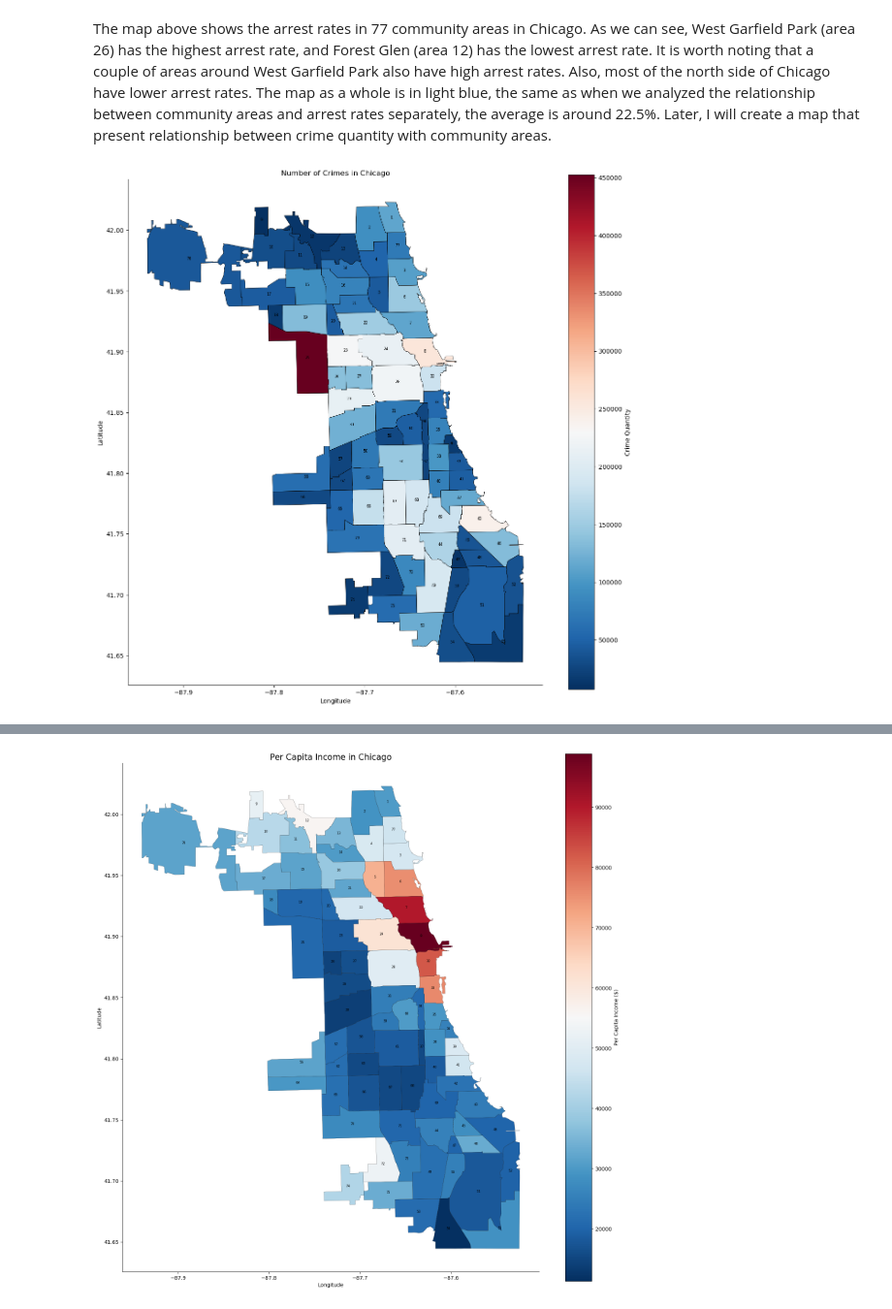
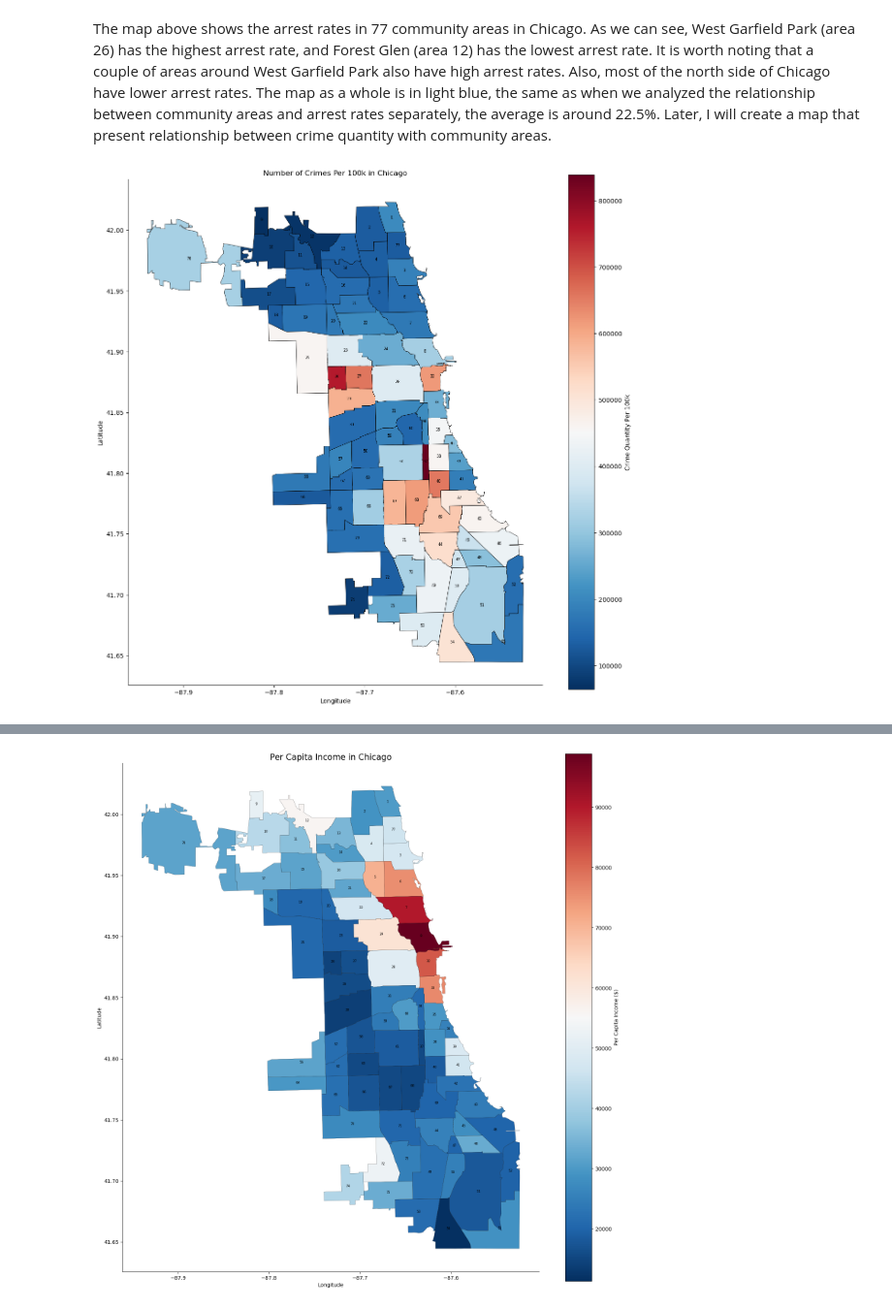
Before and after one commit to XingyuWang06/ECO225Project, a Jupyter notebook: Project3.ipynb, the cells around one changed output, grey strips where cells are left out. Shown at 97% size. Cells and saved outputs as stored; diff of their text form; code cells hidden in the pictures.

```diff
--- a/Project3.ipynb
+++ b/Project3.ipynb
@@ -499,3 +501,12 @@ merge = pd.merge(chicago_crime_clean, per_capita_income, left_on='Community Area
 merge['Per Capita Income'] = (merge['PCI_2018-2022'] + merge['PCI_2014-2018'] +
                               merge['PCI_2010-2014'] + merge['PCI_2006-2010'])/4
 merge = merge.drop(['GEOID','Date','PCI_2018-2022','PCI_2010-2014','PCI_2014-2018','PCI_2006-2010'],axis=1)
+# %%
+relative_path4 = os.path.join('..', 'Data', 'Chicago_population.csv')
+abs_path4 = os.path.abspath(relative_path4)
+
+# Read the CSV file
+pop_community_area = pd.read_csv(abs_path4)
+# %%
+pop_community_area_clean = pop_community_area[['Community Area', 'population']]
+pop_community_area_clean.isnull().any(axis=0)
@@ -530,24 +545,28 @@ plt.show()
 [figure]
 # %% [markdown]
 The map above shows the arrest rates in 77 community areas in Chicago. As we can see, West Garfield Park (area 26) has the highest arrest rate, and Forest Glen (area 12) has the lowest arrest rate. It is worth noting that a couple of areas around West Garfield Park also have high arrest rates. Also, most of the north side of Chicago have lower arrest rates. The map as a whole is in light blue, the same as when we analyzed the relationship between community areas and arrest rates separately, the average is around 22.5%. Later, I will create a map that present relationship between crime quantity with community areas.
+# %%
+crime_area_counts = chicago_crime_clean['Community Area'].value_counts()
+crime_pop_merged = pd.merge(crime_area_counts, pop_community_area_clean, left_index=True, right_on='Community Area')
+crime_pop_merged['crime_per_100k'] = (crime_pop_merged['count'] / crime_pop_merged['population']) * 100000
+
+merged_df2 = chicago_shape.merge(crime_pop_merged, left_on="area_numbe", right_on='Community Area')
 # %%
-crime_area_counts = chicago_crime_clean['Community Area'].value_counts()
-merged_df2 = chicago_shape.merge(crime_area_counts, left_on="area_numbe", right_on='Community Area')
 fig, gax = plt.subplots(figsize=(15, 15))
 
-merged_df2.plot(ax=gax, column='count', cmap='RdBu_r', legend=True,
-               legend_kwds={'label': 'Crime Quantity'}, edgecolor='black', linewidth=0.5)
+merged_df2.plot(ax=gax, column='crime_per_100k', cmap='RdBu_r', legend=True,
+               legend_kwds={'label': 'Crime Quantity Per 100k'}, edgecolor='black', linewidth=0.5)
 
 for idx, row in merged_df2.iterrows():
     gax.annotate(text=str(row['area_numbe']), xy=(row.geometry.centroid.x, row.geometry.centroid.y),
                 horizontalalignment='center', fontsize=6)
-plt.title('Number of Crimes in Chicago')
+plt.title('Number of Crimes Per 100k in Chicago')
 plt.xlabel('Longitude')
 plt.ylabel('Latitude')
 gax.spines['top'].set_visible(False)
 gax.spines['right'].set_visible(False)
 
 plt.show()
 # %% [output]
-[figure, old version]
+[figure, new version]
 # %% [markdown]
```
Also changed, not shown: parts of 8 cells of this notebook.
